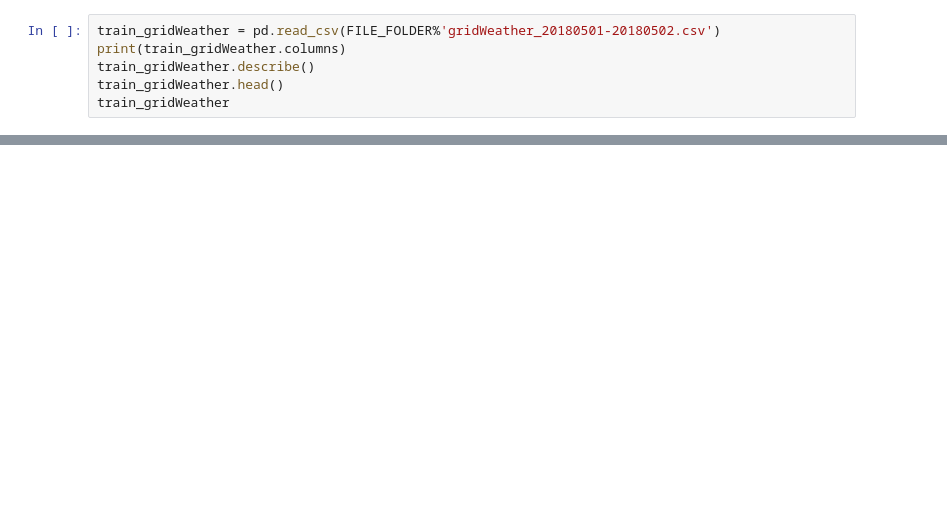
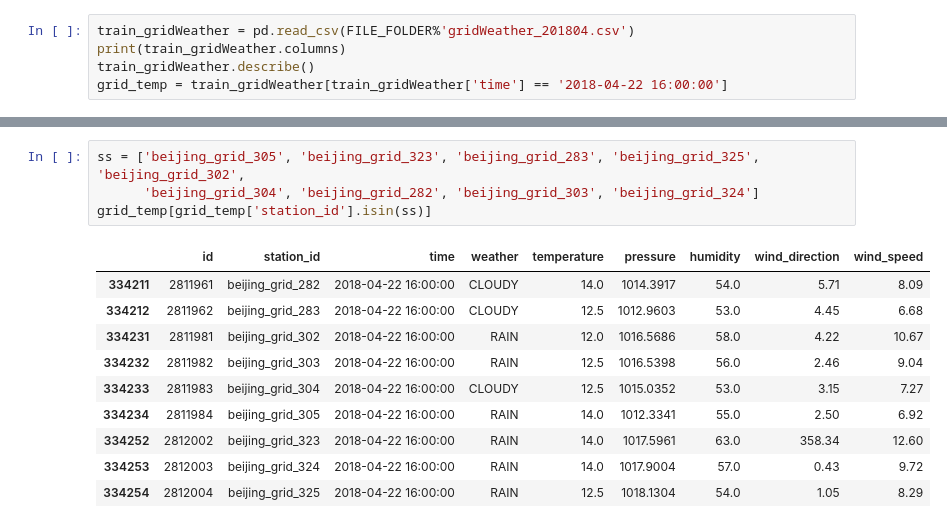
Before and after one commit to WangHaomao/pollution_prediction, a Jupyter notebook: notebook.ipynb, the cells around one changed output, grey strips where cells are left out. Cells and saved outputs as stored; diff of their text form; blank space fills up the shorter version.

```diff
--- a/notebook.ipynb
+++ b/notebook.ipynb
@@ -31,9 +33,8 @@ Index(['station_id', 'utc_time', 'weather', 'temperature', 'pressure',
 # %%
-train_gridWeather = pd.read_csv(FILE_FOLDER%'gridWeather_20180501-20180502.csv')
+train_gridWeather = pd.read_csv(FILE_FOLDER%'gridWeather_201804.csv')
 print(train_gridWeather.columns)
 train_gridWeather.describe()
-train_gridWeather.head()
-train_gridWeather
+grid_temp = train_gridWeather[train_gridWeather['time'] == '2018-04-22 16:00:00']
 # %% [output]
 Index(['id', 'station_id', 'time', 'weather', 'temperature', 'pressure',
        'humidity', 'wind_direction', 'wind_speed'],
@@ -58,0 +42,15 @@ Index(['id', 'station_id', 'time', 'weather', 'temperature', 'pressure',
+# %%
+ss = ['beijing_grid_305', 'beijing_grid_323', 'beijing_grid_283', 'beijing_grid_325', 'beijing_grid_302',
+      'beijing_grid_304', 'beijing_grid_282', 'beijing_grid_303', 'beijing_grid_324']
+grid_temp[grid_temp['station_id'].isin(ss)]
+# %% [output]
+|  | id | station_id | time | weather | temperature | pressure | humidity | wind_direction | wind_speed |
+| 334211 | 2811961 | beijing_grid_282 | 2018-04-22 16:00:00 | CLOUDY | 14.0 | 1014.3917 | 54.0 | 5.71 | 8.09 |
+| 334212 | 2811962 | beijing_grid_283 | 2018-04-22 16:00:00 | CLOUDY | 12.5 | 1012.9603 | 53.0 | 4.45 | 6.68 |
+| 334231 | 2811981 | beijing_grid_302 | 2018-04-22 16:00:00 | RAIN | 12.0 | 1016.5686 | 58.0 | 4.22 | 10.67 |
+| 334232 | 2811982 | beijing_grid_303 | 2018-04-22 16:00:00 | RAIN | 12.5 | 1016.5398 | 56.0 | 2.46 | 9.04 |
+| 334233 | 2811983 | beijing_grid_304 | 2018-04-22 16:00:00 | CLOUDY | 12.5 | 1015.0352 | 53.0 | 3.15 | 7.27 |
+| 334234 | 2811984 | beijing_grid_305 | 2018-04-22 16:00:00 | RAIN | 14.0 | 1012.3341 | 55.0 | 2.50 | 6.92 |
+| 334252 | 2812002 | beijing_grid_323 | 2018-04-22 16:00:00 | RAIN | 14.0 | 1017.5961 | 63.0 | 358.34 | 12.60 |
+| 334253 | 2812003 | beijing_grid_324 | 2018-04-22 16:00:00 | RAIN | 14.0 | 1017.9004 | 57.0 | 0.43 | 9.72 |
+| 334254 | 2812004 | beijing_grid_325 | 2018-04-22 16:00:00 | RAIN | 12.5 | 1018.1304 | 54.0 | 1.05 | 8.29 |
```
Also changed, not shown: parts of 9 cells of this notebook, 2 other files.
